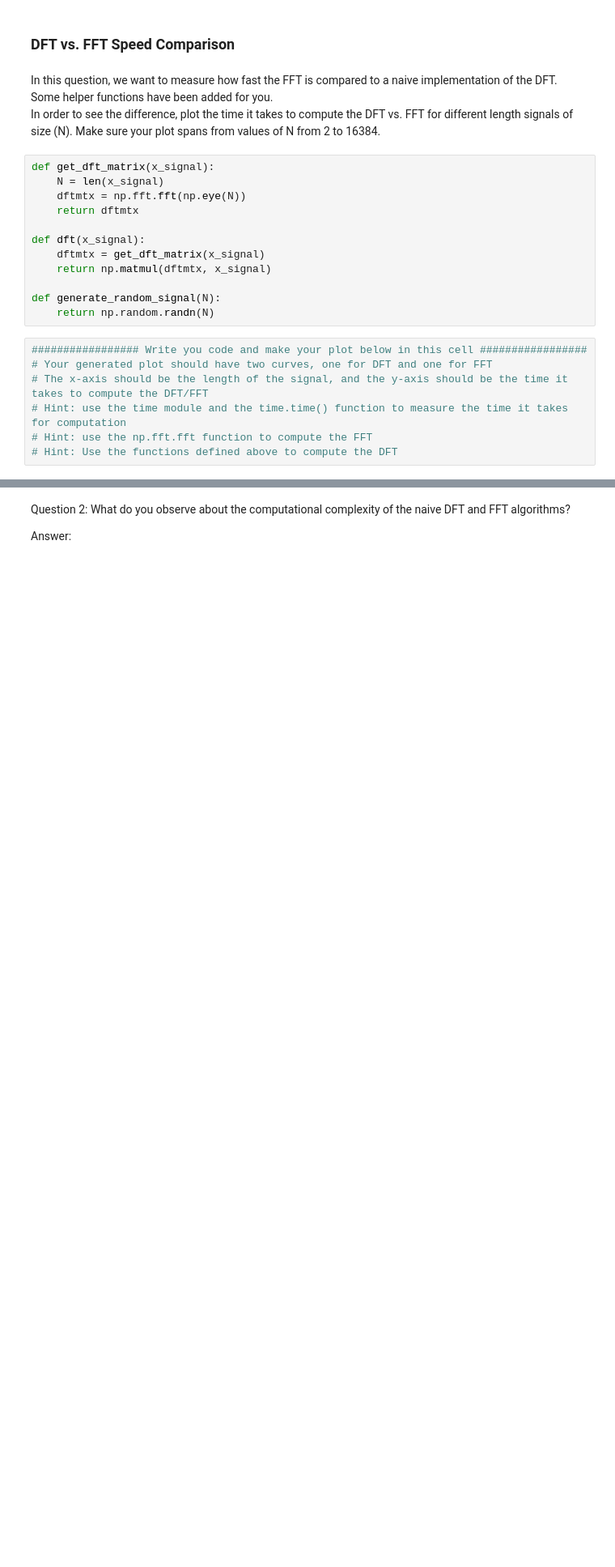
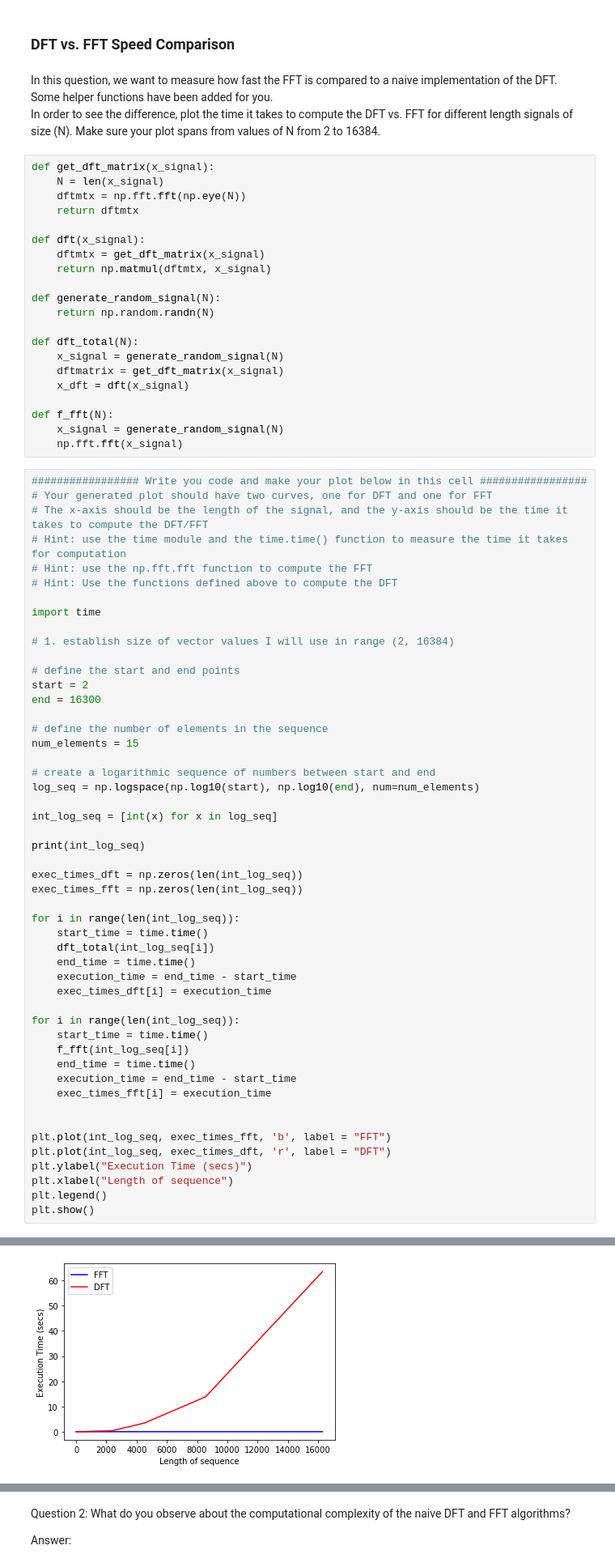
Before and after one commit to sofiagilardini/UCLA_EE113, a Jupyter notebook: hw5/hw5.ipynb, the cells around one changed output, grey strips where cells are left out. Shown: that part at 81% size. Drawn from its saved outputs; the diff is of its cells as text; blank space fills up the shorter version.

```diff
--- a/hw5/hw5.ipynb
+++ b/hw5/hw5.ipynb
@@ -245,6 +280,15 @@ def dft(x_signal):
 
 def generate_random_signal(N):
     return np.random.randn(N)
+
+def dft_total(N):
+    x_signal = generate_random_signal(N)
+    dftmatrix = get_dft_matrix(x_signal)
+    x_dft = dft(x_signal)
+
+def f_fft(N):
+    x_signal = generate_random_signal(N)
+    np.fft.fft(x_signal)
 # %%
 ################# Write you code and make your plot below in this cell #################
 # Your generated plot should have two curves, one for DFT and one for FFT
@@ -252,3 +296,47 @@ def generate_random_signal(N):
 # Hint: use the time module and the time.time() function to measure the time it takes for computation
 # Hint: use the np.fft.fft function to compute the FFT
 # Hint: Use the functions defined above to compute the DFT
+
+import time
+
+# 1. establish size of vector values I will use in range (2, 16384)
+
+# define the start and end points
+start = 2
+end = 16300
+
+# define the number of elements in the sequence
+num_elements = 15
+
+# create a logarithmic sequence of numbers between start and end
+log_seq = np.logspace(np.log10(start), np.log10(end), num=num_elements)
+
+int_log_seq = [int(x) for x in log_seq]
+
+print(int_log_seq)
+
+exec_times_dft = np.zeros(len(int_log_seq))
+exec_times_fft = np.zeros(len(int_log_seq))
+
+for i in range(len(int_log_seq)):
+    start_time = time.time()
+    dft_total(int_log_seq[i])
+    end_time = time.time()
+    execution_time = end_time - start_time
+    exec_times_dft[i] = execution_time
+
+for i in range(len(int_log_seq)):
+    start_time = time.time()
+    f_fft(int_log_seq[i])
+    end_time = time.time()
+    execution_time = end_time - start_time
+    exec_times_fft[i] = execution_time
+
+
+plt.plot(int_log_seq, exec_times_fft, 'b', label = "FFT")
+plt.plot(int_log_seq, exec_times_dft, 'r', label = "DFT")
+plt.ylabel("Execution Time (secs)")
+plt.xlabel("Length of sequence")
+plt.legend()
+plt.show()
+# %% [output]
@@ -254,0 +344 @@ def generate_random_signal(N):
+[figure, added]
```
Also changed, not shown: parts of 6 cells of this notebook, 3 other files.
